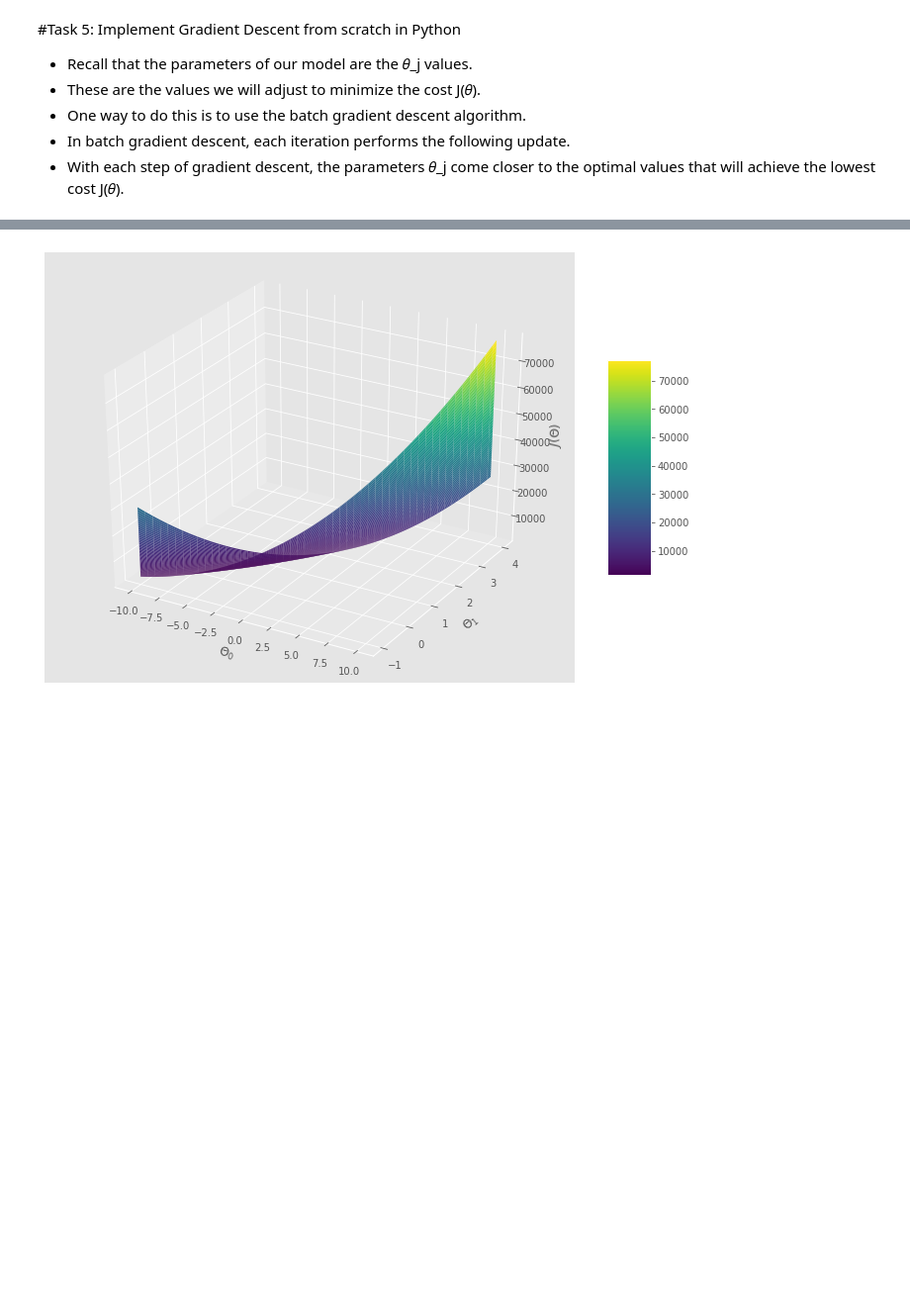
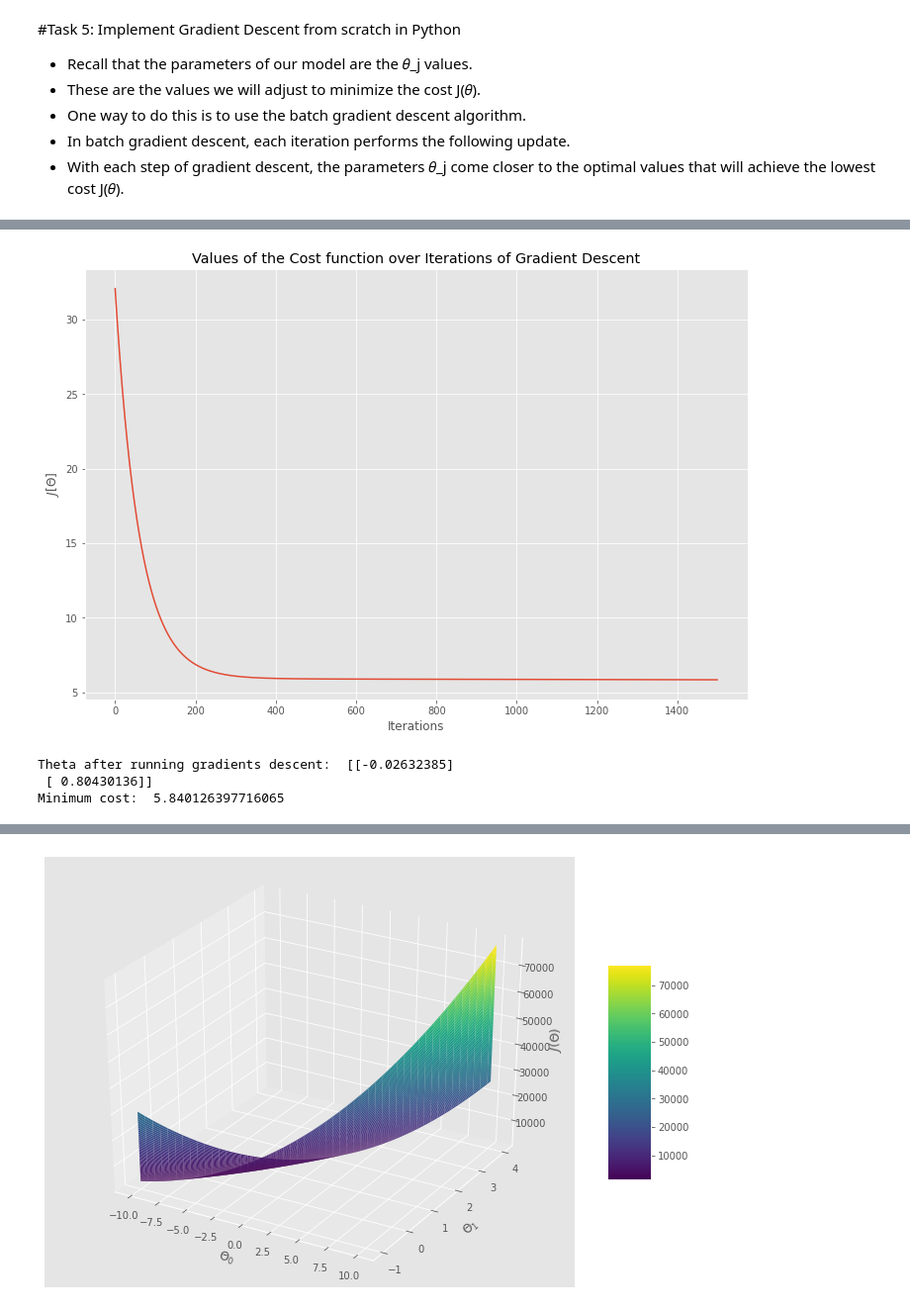
Before and after one commit to waiyankyaw961999/ML_DL_learningpath, a Jupyter notebook: Guided Project/ Logistic_Regression_with_NumPy(univariate).ipynb, the cells around one changed output, grey strips where cells are left out. Shown at 99% size. Saved outputs shown, nothing was run; the diff lists cells and outputs as text; code cells hidden in the pictures; blank space fills up the shorter version.

```diff
--- a/Guided Project/ Logistic_Regression_with_NumPy(univariate).ipynb
+++ b/Guided Project/ Logistic_Regression_with_NumPy(univariate).ipynb
@@ -78,13 +84,9 @@ ax.set_title("Profit_in $10000s vs City Population in 10000s");
 ![image.png](embedded-picture-1)
 # %%
 def cost_function(x,y,theta):
-  m = len(y)
-  y_pred = X.dot(theta)
-  error = (y_pred-y)**2
-  return 1/(2*m)*np.sum(error)
+    m = x.shape[0]
+    y_hat = np.dot(x, theta)
+    error = np.square(y - y_hat)
+    cost = 1 / (2 * m) * np.sum(error)
+    return cost
-# %%
-m = data.Population.values.size
-X = np.append(np.ones((m,1)),data['Population'].values.reshape(m,1),axis =1)
-y = data['Profit'].values.reshape(m,1)
-theta = np.zeros((2,1))
 # %%
@@ -118 +126,17 @@ h(x) = -3.9 + 1.19x1
+# %%
+theta,costs = gradient_descent(X,y,theta_init,learning_rate = 1e-4, iterations = 1500)
+plt.plot(costs)
+plt.xlabel('Iterations')
+plt.ylabel('$J[\Theta]$')
+plt.title("Values of the Cost function over Iterations of Gradient Descent")
+plt.show();
+# %% [output]
+[figure, added]
+# %%
+print("Theta after running gradients descent: ",theta)
+print("Minimum cost: ",costs[-1])
+# %% [output]
+Theta after running gradients descent:  [[-0.02632385]
+ [ 0.80430136]]
+Minimum cost:  5.840126397716065
 # %% [markdown]
```
Also changed, not shown: parts of 16 cells of this notebook.
